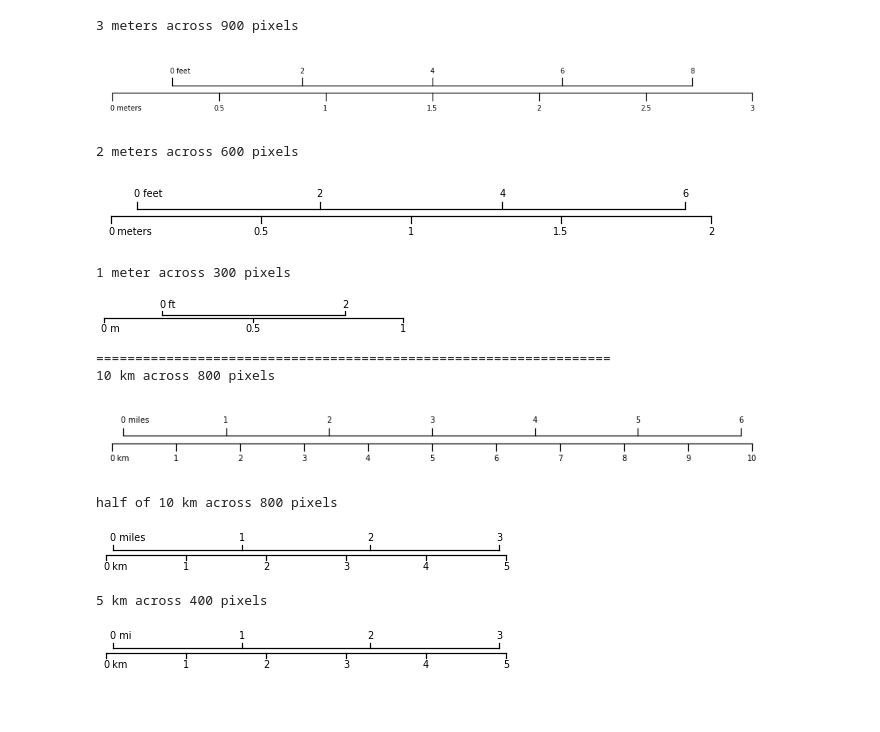
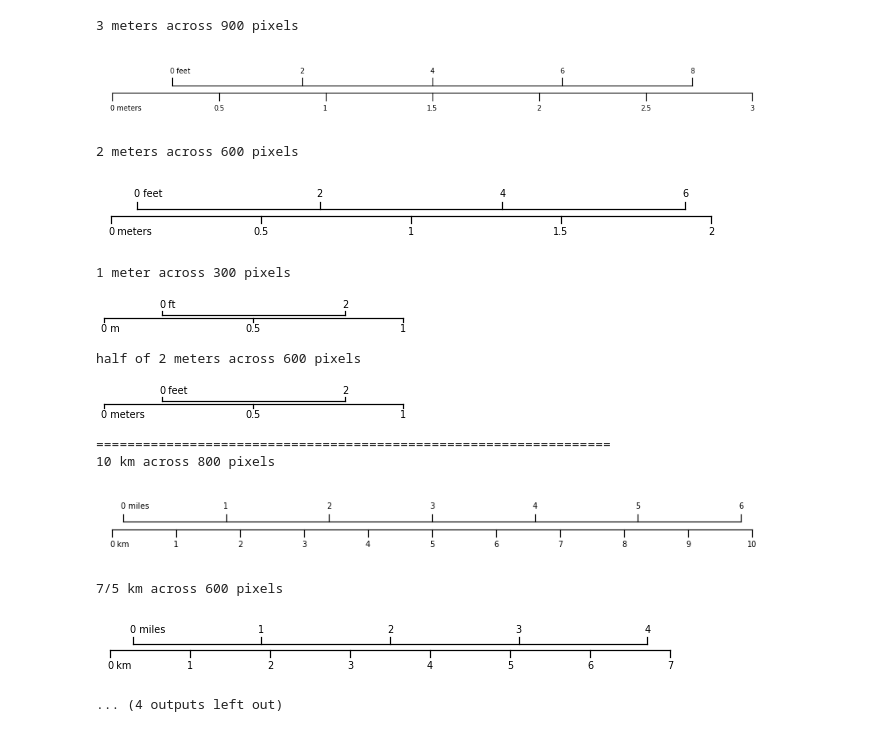
Before and after one commit to rhodges/ecotrust_jupyter, a Jupyter notebook: Matplotlib_scalebar/Standalone Scalebar Generator.ipynb, the cells around one changed output. Drawn from its saved outputs; the diff is of its cells as text; code cells hidden in the pictures; blank space fills up the shorter version.

Commit message:
(saved) fix code for larger plots, more scaled testing

```diff
--- a/Matplotlib_scalebar/Standalone Scalebar Generator.ipynb
+++ b/Matplotlib_scalebar/Standalone Scalebar Generator.ipynb
@@ -284,38 +284,39 @@ print("1 meter across 300 pixels")
 foo = generate_scalebar_ticks(1, img_width_in_pixels=300, scale_width_ratio=1, min_step_width=100)
 display(foo)
 
 print("half of 2 meters across 600 pixels")
 foo = generate_scalebar_ticks(2, img_width_in_pixels=600, scale_width_ratio=0.5, min_step_width=100)
 display(foo)
 
 print("==================================================================")
 
 print("10 km across 800 pixels")
 foo = generate_scalebar_ticks(10000, img_width_in_pixels=800, scale_width_ratio=1, min_step_width=100)
 display(foo)
 
 print("7/5 km across 600 pixels")
-foo = generate_scalebar_ticks(000, img_width_in_pixels=800, scale_width_ratio=1, min_step_width=100)
+foo = generate_scalebar_ticks(7500, img_width_in_pixels=600, scale_width_ratio=1, min_step_width=100)
 display(foo)
 
 print("half of 10 km across 800 pixels")
 foo = generate_scalebar_ticks(10000, img_width_in_pixels=800, scale_width_ratio=0.5, min_step_width=100)
 display(foo)
 
 print("5 km across 400 pixels")
 foo = generate_scalebar_ticks(5000, img_width_in_pixels=400, scale_width_ratio=1, min_step_width=100)
 display(foo)
 # %% [output]
 3 meters across 900 pixels
 [figure]
 2 meters across 600 pixels
 [figure]
 1 meter across 300 pixels
 [figure]
-==================================================================
-10 km across 800 pixels
+half of 2 meters across 600 pixels
-[figure, old version]
+[figure, new version]
-half of 10 km across 800 pixels
+==================================================================
+10 km across 800 pixels
-[figure, old version]
+[figure, new version]
-5 km across 400 pixels
+7/5 km across 600 pixels
-[figure, old version]
+[figure, new version]
+... (4 outputs left out)
```
